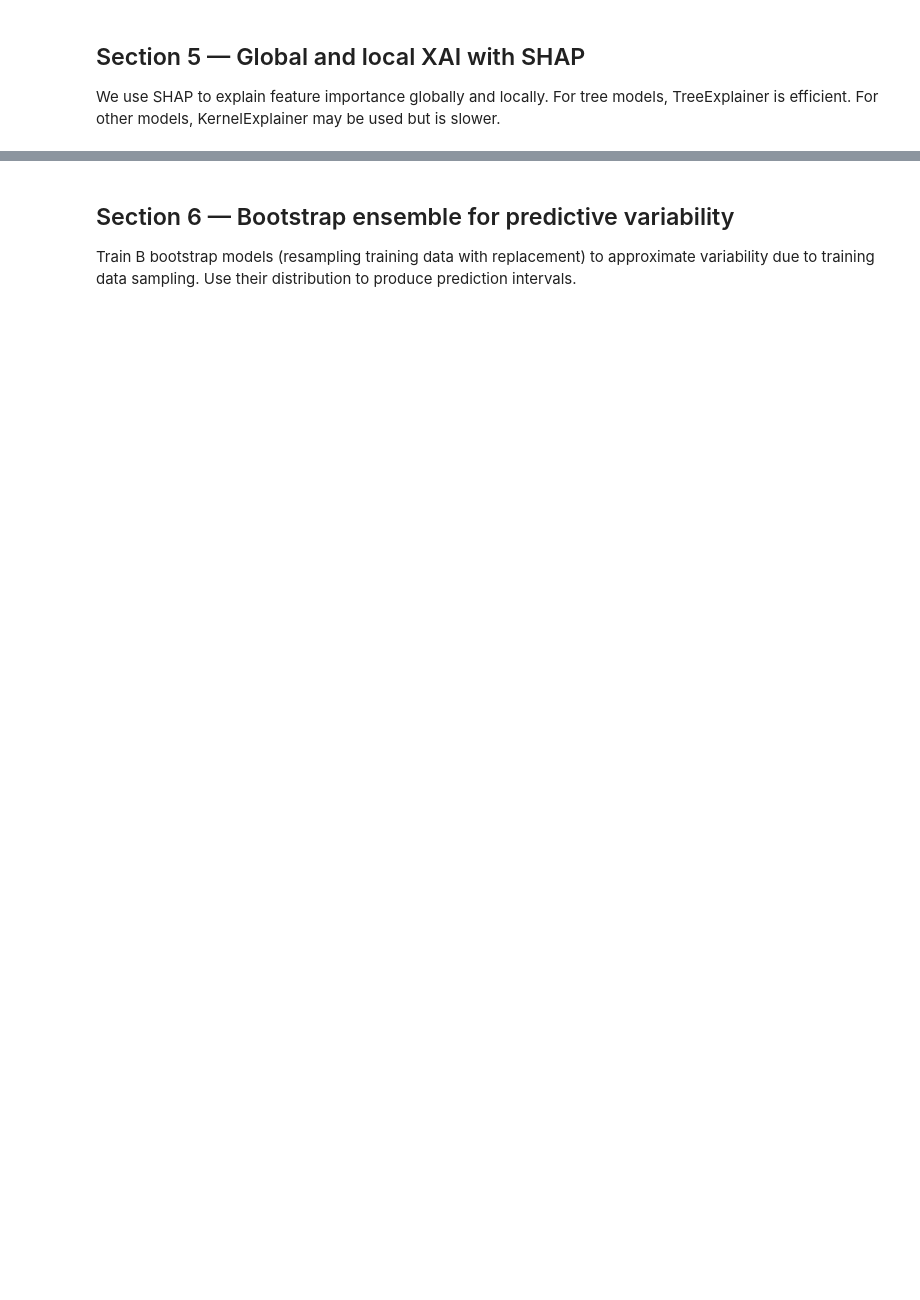
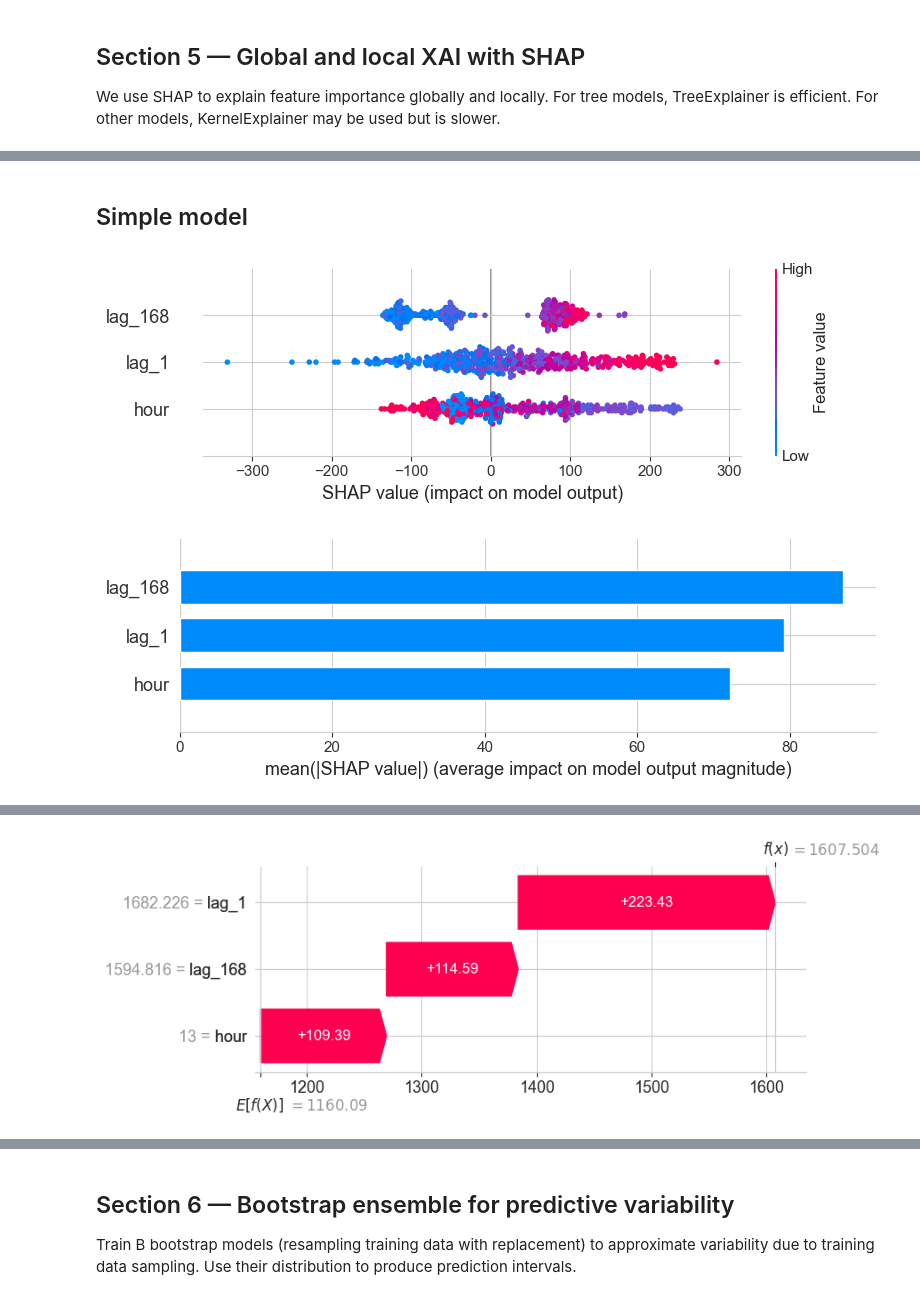
Before and after one commit to ICAI-IMAT-XAI/p3-timeseries-adrianlopezlanchares, a Jupyter notebook: notebook/panama_load.ipynb, the cells around one changed output, grey strips where cells are left out. Drawn from its saved outputs; the diff is of its cells as text; code cells hidden in the pictures; blank space fills up the shorter version.

```diff
--- a/notebook/panama_load.ipynb
+++ b/notebook/panama_load.ipynb
@@ -249,0 +307,24 @@ Could not produce local SHAP waterfall: The waterfall plot can currently only pl
+# %% [markdown]
+## Simple model
+# %%
+# Select a subset of X_test for SHAP analysis (to keep compute small)
+X_shap_simple = X_test_simple.sample(n=min(500, len(X_test_simple)), random_state=RANDOM_SEED)
+# Use TreeExplainer for tree-based models
+explainer_simple = shap.TreeExplainer(simple_model)
+shap_values_simple = explainer_simple.shap_values(X_shap_simple)
+# Summary plot (beeswarm)
+shap.summary_plot(shap_values_simple, X_shap_simple, show=True)
+# Bar plot of mean absolute SHAP values
+shap.summary_plot(shap_values_simple, X_shap_simple, plot_type='bar', show=True)
+# Local explanation for a single interesting point (e.g., highest true load in test)
+idx_max = y_test_simple.idxmax()
+print('Index with highest load in test:', idx_max)
+x_local_simple = X_test_simple.loc[[idx_max]]
+try:
+    sv_local_simple = explainer_simple(x_local_simple)
+    shap.plots.waterfall(sv_local_simple[0, 0] if isinstance(sv_local_simple, list) else sv_local_simple[0], max_display=12)
+except Exception as e:
+    print('Could not produce local SHAP waterfall:', e)
+# %% [output]
+[figure, added]
+[figure, added]
@@ -250,2 +332,3 @@ Could not produce local SHAP waterfall: The waterfall plot can currently only pl
+[figure, added]
 # %% [markdown]
 - TODO: Interpret SHAP results, are there any innecessary inputs? Try to simplify the model and check performance variations. Does SHAP results match domain intuition?
```
Also changed, not shown: parts of 7 cells of this notebook.
